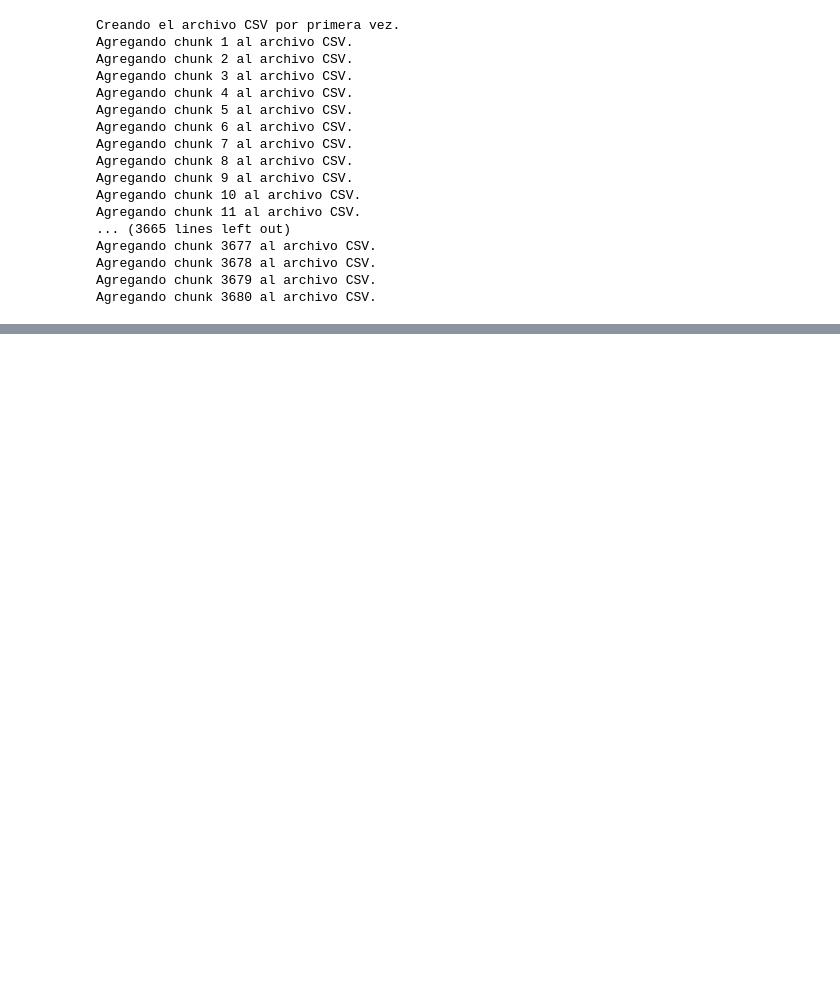
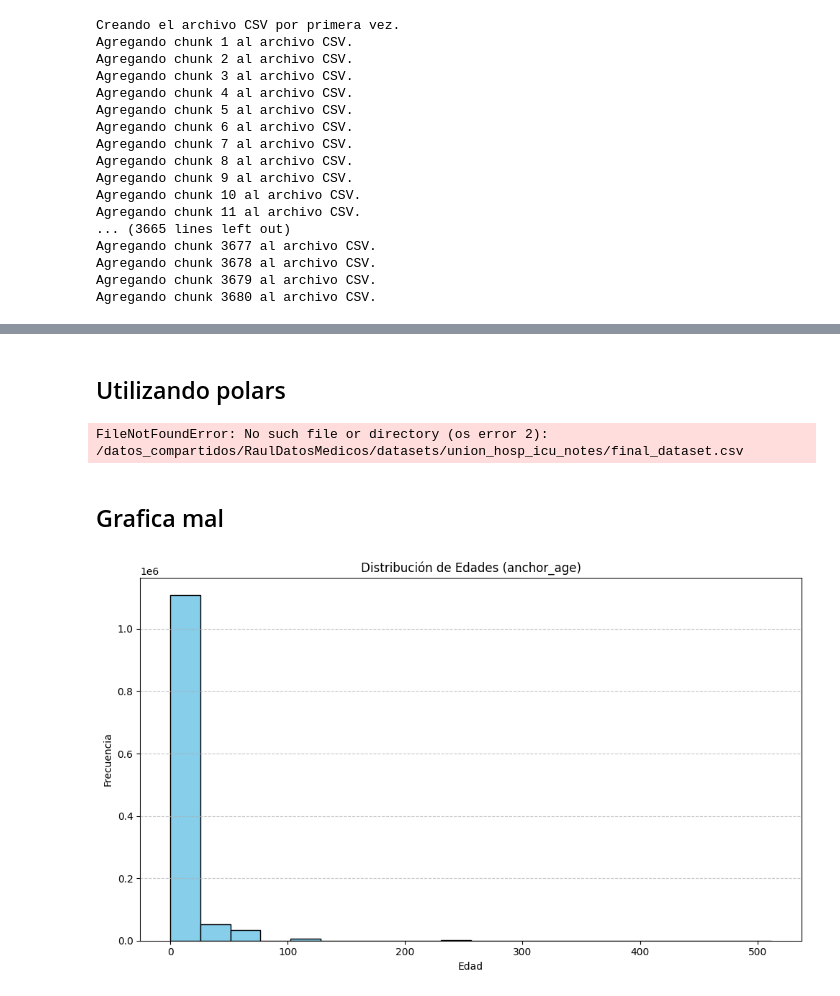
Before and after one commit to ugritai/medicalReports, a Jupyter notebook: data_analysis.ipynb, the cells around one changed output, grey strips where cells are left out. Saved outputs shown, nothing was run; the diff lists cells and outputs as text; code cells hidden in the pictures; blank space fills up the shorter version.

Commit message:
errores en el analisis

```diff
--- a/data_analysis.ipynb
+++ b/data_analysis.ipynb
@@ -182,3 +377,5 @@ show(p)
 # %% [output]
 [interactive output not drawn]
 [interactive output not drawn]
+# %% [markdown]
+## Utilizando polars
@@ -184,0 +384,36 @@ show(p)
+# %%
+import polars as pl
+
+# Leer todas las columnas como texto para evitar errores de inferencia
+df_csv = pl.read_csv(
+    "/datos_compartidos/RaulDatosMedicos/datasets/union_hosp_icu_notes/final_dataset.csv",
+    infer_schema_length=10000,         # Ayuda si las primeras filas no representan bien todo
+    try_parse_dates=True,              # Intenta parsear fechas si las hay
+    ignore_errors=True,                # Salta celdas problemáticas en lugar de fallar
+    null_values=["", "null", "NaN", "mL"],  # Opcional: tratar estos valores como nulos
+    dtypes={"subject_id": pl.Utf8, "anchor_age": pl.Utf8}  # Especificar tipos de datos
+)
+
+print(df_csv.head())
+# %% [output]
+FileNotFoundError: No such file or directory (os error 2): /datos_compartidos/RaulDatosMedicos/datasets/union_hosp_icu_notes/final_dataset.csv
+# %%
+df_csv = df_csv.with_columns([
+    pl.col("anchor_age").cast(pl.Float64, strict=False)
+])
+# %% [markdown]
+## Grafica mal
+# %%
+import matplotlib.pyplot as plt
+
+# Graficar histograma
+plt.figure(figsize=(10, 6))
+plt.hist(df_csv["anchor_age"], bins=20, edgecolor='black', color='skyblue')
+plt.title("Distribución de Edades (anchor_age)")
+plt.xlabel("Edad")
+plt.ylabel("Frecuencia")
+plt.grid(axis='y', linestyle='--', alpha=0.7)
+plt.tight_layout()
+plt.show()
+# %% [output]
+[figure, added]
```
Also changed, not shown: parts of 30 cells of this notebook, 1 other file.
